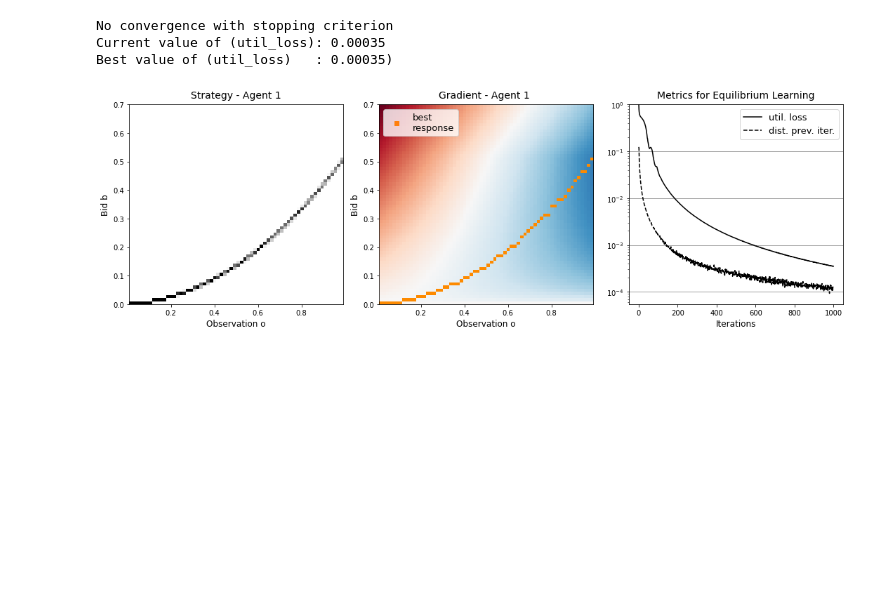
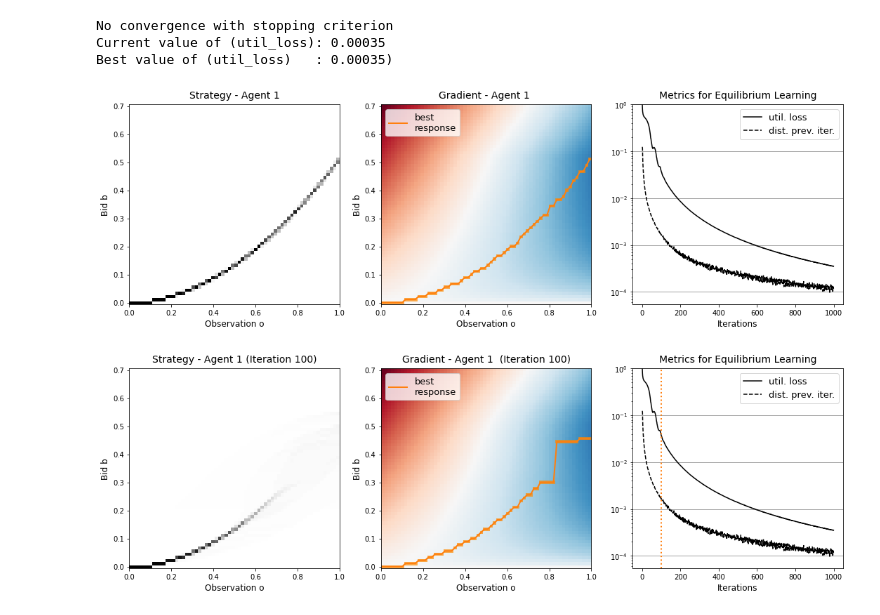
Before and after one commit to MOberlechner/soda, a Jupyter notebook: notebooks/example.ipynb, the cells around one changed output. Drawn from its saved outputs; the diff is of its cells as text; code cells hidden in the pictures; blank space fills up the shorter version.

```diff
--- a/notebooks/example.ipynb
+++ b/notebooks/example.ipynb
@@ -38,7 +38,7 @@ Learner(frank_wolfe)
    - method: standard
    - steprule_bool: False
 # %%
-strategies = config.create_strategies(game)
+strategies = config.create_strategies(game, init_method="random")
 learner.run(game, strategies, disable_tqdm_bool=False, print_result_bool=True, save_history_bool=True)
 # %% [output]
 No convergence with stopping criterion
@@ -47,4 +47,10 @@ Best value of (util_loss)   : 0.00035)
 # %%
 strategies['1'].plot(grad=True, metrics=True)
 # %% [output]
-[figure, old version]
+[figure, new version]
+# %%
+# if save_history_bool = True, you can visualize the strategy for each iteration
+iter = 100
+strategies['1'].plot(grad=True, metrics=True, iter=iter)
+# %% [output]
+[figure, added]
```
